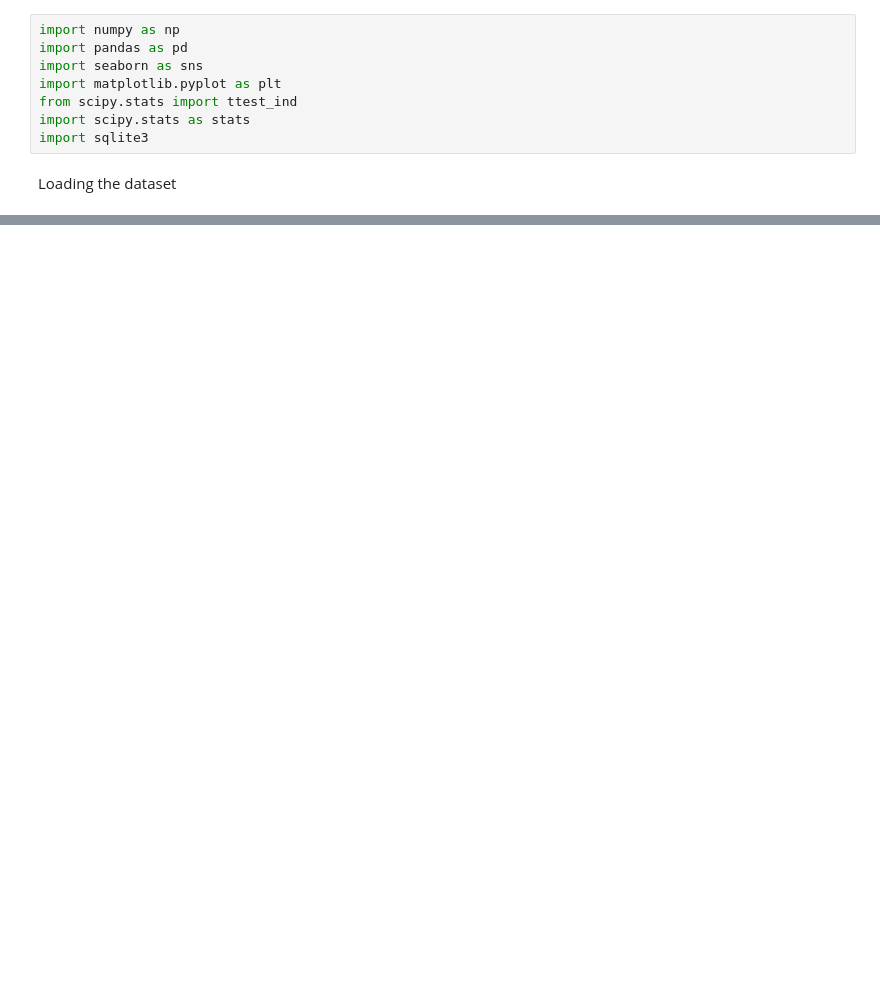
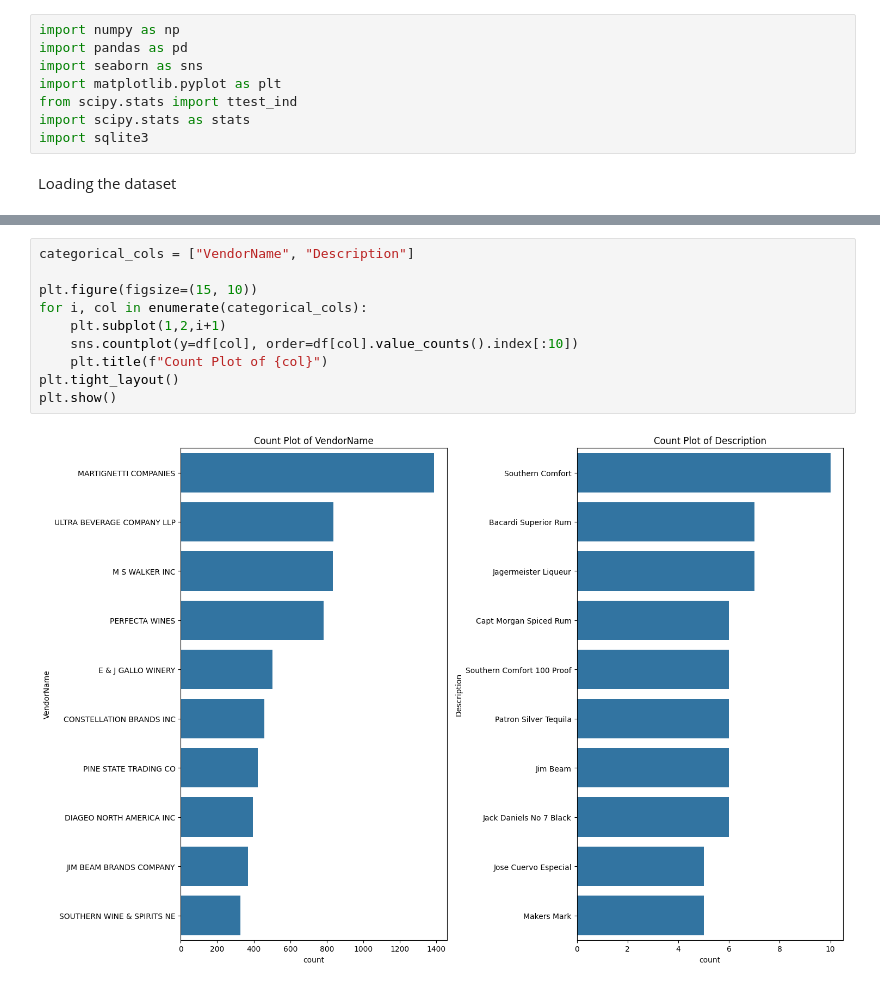
Before and after one commit to srinu-nayak/vendor-performance-project, a Jupyter notebook: vendor performance analysis.ipynb, the cells around one changed output, grey strips where cells are left out. Saved outputs shown, nothing was run; the diff lists cells and outputs as text; blank space fills up the shorter version.

```diff
--- a/vendor performance analysis.ipynb
+++ b/vendor performance analysis.ipynb
@@ -43,0 +75,12 @@ df.describe().T
+# %%
+categorical_cols = ["VendorName", "Description"]
+
+plt.figure(figsize=(15, 10))
+for i, col in enumerate(categorical_cols):
+    plt.subplot(1,2,i+1)
+    sns.countplot(y=df[col], order=df[col].value_counts().index[:10])
+    plt.title(f"Count Plot of {col}")
+plt.tight_layout()
+plt.show()
+# %% [output]
+[figure, added]
```
Also changed, not shown: parts of 28 cells of this notebook.
